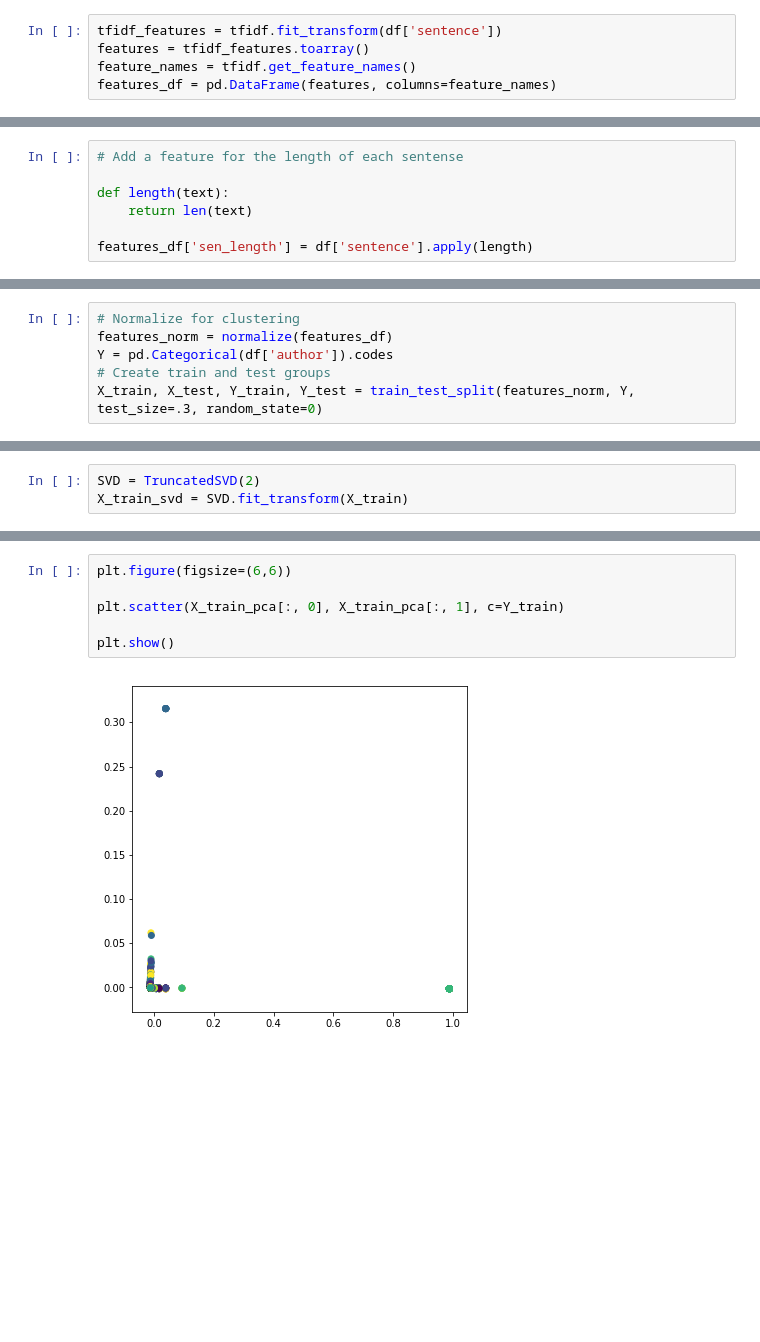
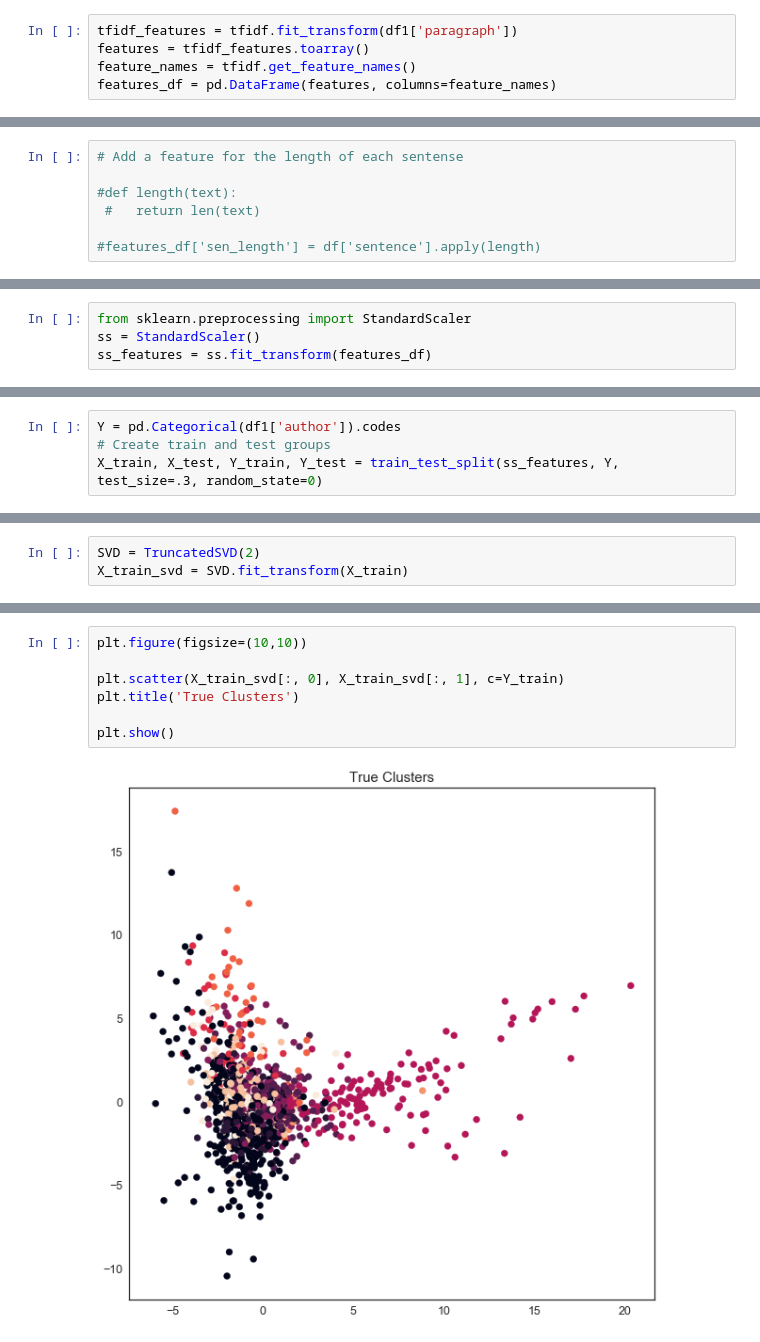
Before and after one commit to lilpricey/Thinkful, a Jupyter notebook: unit_4/Unsupervised Learning Capstone.ipynb, the cells around one changed output, grey strips where cells are left out. Drawn from its saved outputs; the diff is of its cells as text; blank space fills up the shorter version.

```diff
--- a/unit_4/Unsupervised Learning Capstone.ipynb
+++ b/unit_4/Unsupervised Learning Capstone.ipynb
@@ -140,6 +213,6 @@ tfidf = TfidfVectorizer(ngram_range=(1, 2),
                        max_df=0.7)
 # %%
-tfidf_features = tfidf.fit_transform(df['sentence'])
+tfidf_features = tfidf.fit_transform(df1['paragraph'])
 features = tfidf_features.toarray()
 feature_names = tfidf.get_feature_names()
 features_df = pd.DataFrame(features, columns=feature_names)
@@ -156,8 +229,8 @@ features_df.head()
 # %%
 # Add a feature for the length of each sentense
 
-def length(text):
-    return len(text)
+#def length(text):
+ #   return len(text)
 
-features_df['sen_length'] = df['sentence'].apply(length)
+#features_df['sen_length'] = df['sentence'].apply(length)
 # %% [markdown]
@@ -164,0 +238,4 @@ features_df['sen_length'] = df['sentence'].apply(length)
+# %%
+from sklearn.preprocessing import StandardScaler
+ss = StandardScaler()
+ss_features = ss.fit_transform(features_df)
@@ -165,6 +258,4 @@ features_df['sen_length'] = df['sentence'].apply(length)
 # %%
-# Normalize for clustering
-features_norm = normalize(features_df)
-Y = pd.Categorical(df['author']).codes
+Y = pd.Categorical(df1['author']).codes
 # Create train and test groups
-X_train, X_test, Y_train, Y_test = train_test_split(features_norm, Y, test_size=.3, random_state=0)
+X_train, X_test, Y_train, Y_test = train_test_split(ss_features, Y, test_size=.3, random_state=0)
@@ -179,9 +282,10 @@ X_train_pca = pca.fit_transform(X_train)
 # %%
-plt.figure(figsize=(6,6))
+plt.figure(figsize=(10,10))
 
-plt.scatter(X_train_pca[:, 0], X_train_pca[:, 1], c=Y_train)
+plt.scatter(X_train_svd[:, 0], X_train_svd[:, 1], c=Y_train)
+plt.title('True Clusters')
 
 plt.show()
 # %% [output]
-[figure, old version]
+[figure, new version]
 # %% [markdown]
```
Also changed, not shown: parts of 97 cells of this notebook.
